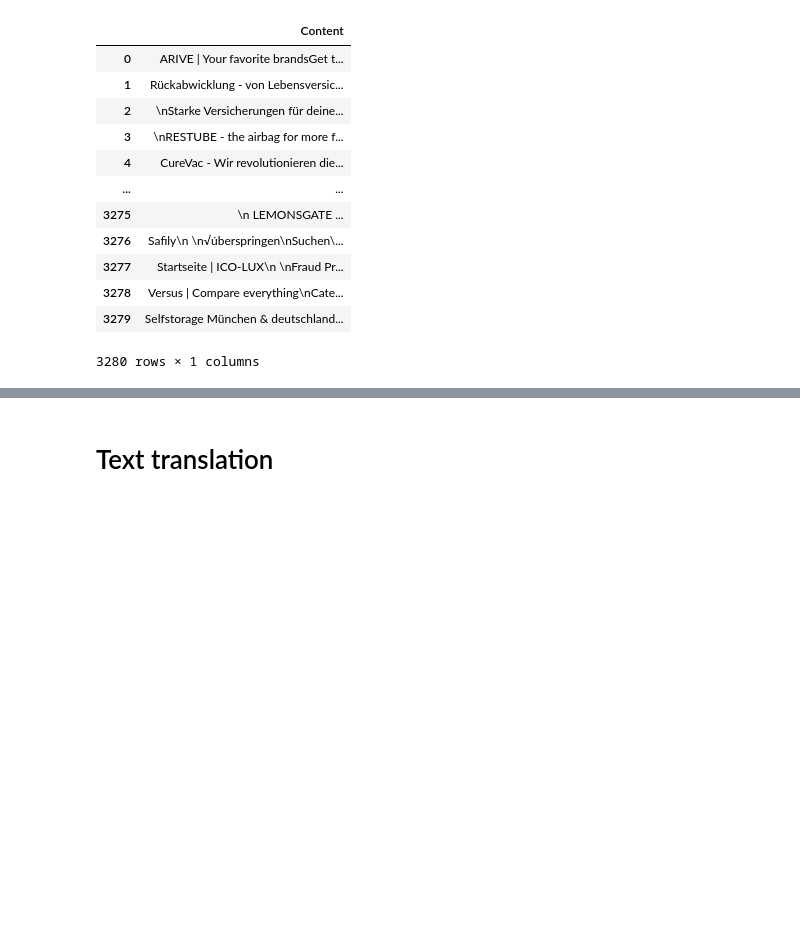
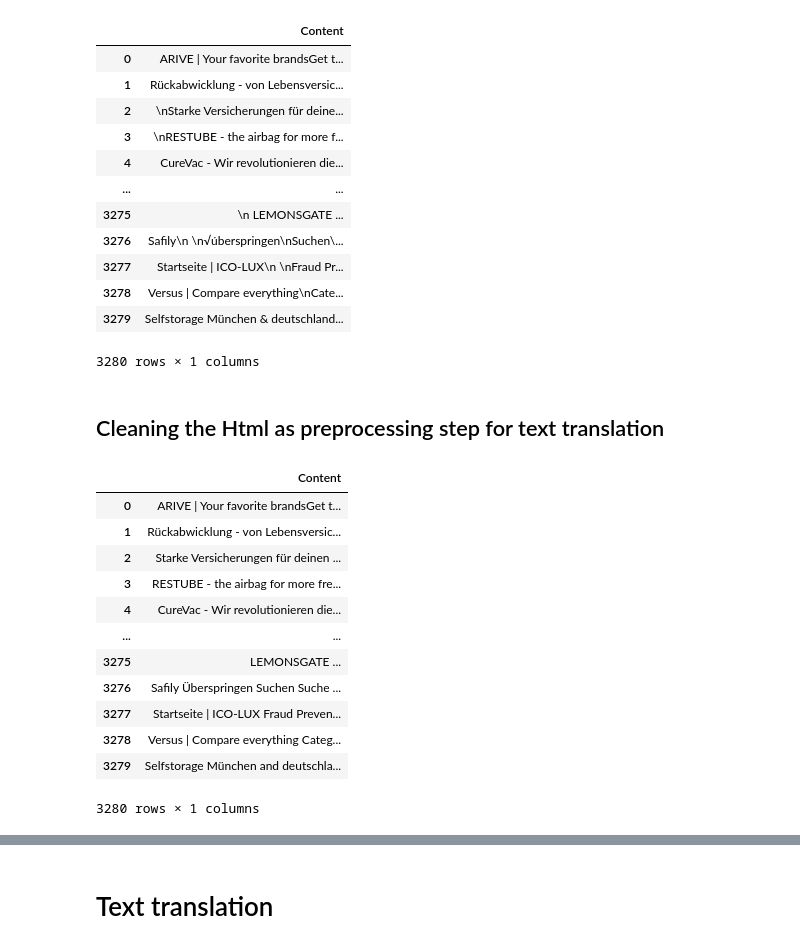
Before and after one commit to AleksandarIlievski/startup-clustering, a Jupyter notebook: notebooks/patrick_preprocessing.ipynb, the cells around one changed output, grey strips where cells are left out. Cells and saved outputs as stored; diff of their text form; code cells hidden in the pictures; blank space fills up the shorter version.

```diff
--- a/notebooks/patrick_preprocessing.ipynb
+++ b/notebooks/patrick_preprocessing.ipynb
@@ -51,3 +51,39 @@ df
 | 3278 | Versus | Compare everything\nCate... |
 | 3279 | Selfstorage München & deutschland... |
 3280 rows × 1 columns
+# %% [markdown]
+## Cleaning the Html as preprocessing step for text translation
+# %%
+import re
+
+#functions to clean Html as first step of the preprocessing
+def cleanHtml(sentence):
+    cleanr = re.compile('<.*?>')
+    cleantext = re.sub(cleanr, ' ', str(sentence))
+    cleantext = cleantext.replace("\n"," ")
+    cleantext = cleantext.replace("√ú","Ü")
+    cleantext = cleantext.replace("√ü","ß")
+    cleantext = cleantext.replace("√∂", "ö")
+    cleantext = cleantext.replace("√º", "ü")
+    cleantext = cleantext.replace("√§", "ä")
+    cleantext = cleantext.replace("&", "and")
+    cleantext = cleantext.replace("‚Äú", " ")
+    cleantext = cleantext.replace("¬†", " ")
+    return cleantext
+
+df['Content'] = df['Content'].apply(cleanHtml)
+df
+# %% [output]
+|  | Content |
+| 0 | ARIVE | Your favorite brandsGet t... |
+| 1 | Rückabwicklung - von Lebensversic... |
+| 2 | Starke Versicherungen für deinen ... |
+| 3 | RESTUBE - the airbag for more fre... |
+| 4 | CureVac - Wir revolutionieren die... |
+| ... | ... |
+| 3275 | LEMONSGATE ... |
+| 3276 | Safily Überspringen Suchen Suche ... |
+| 3277 | Startseite | ICO-LUX Fraud Preven... |
+| 3278 | Versus | Compare everything Categ... |
+| 3279 | Selfstorage München and deutschla... |
+3280 rows × 1 columns
```
Also changed, not shown: parts of 16 cells of this notebook.
